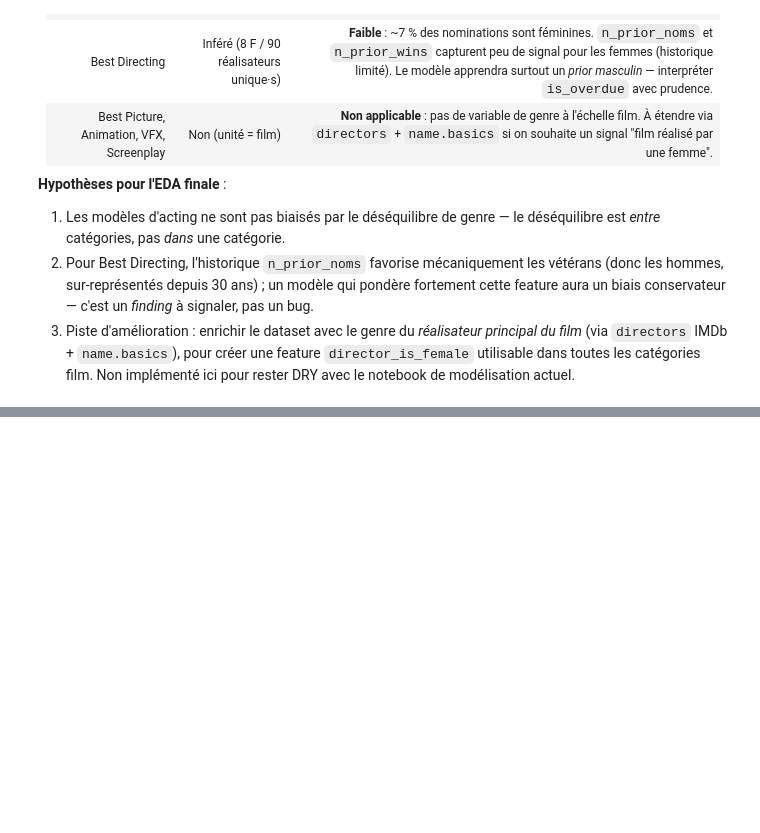
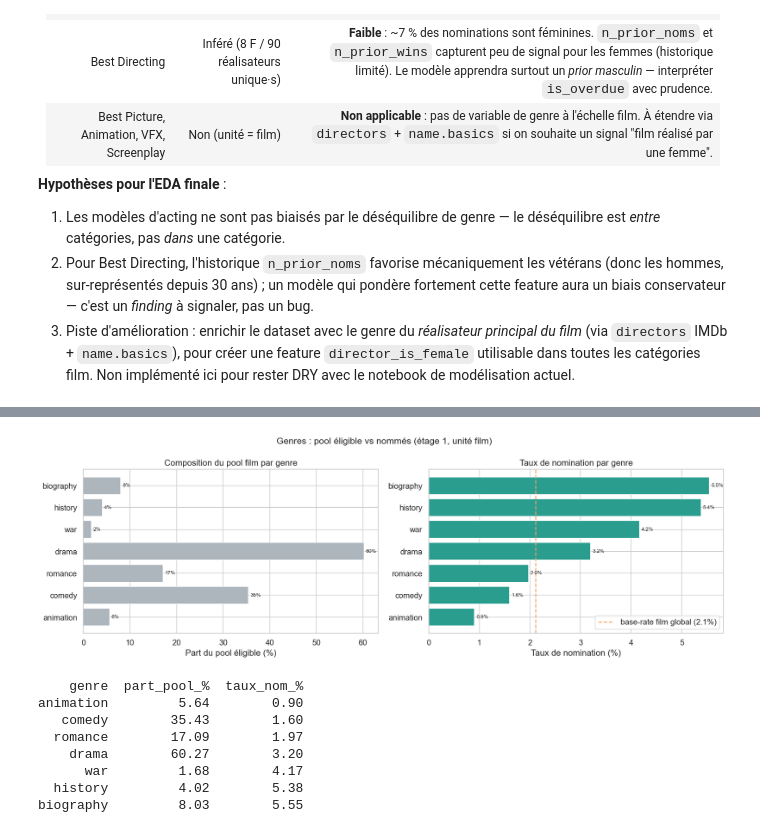
Before and after one commit to jbouniol/albert-ml-oscar-predictions, a Jupyter notebook: Notebooks/02_EDA_visualisation.ipynb, the cells around one changed output, grey strips where cells are left out. Cells and saved outputs as stored; diff of their text form; code cells hidden in the pictures; blank space fills up the shorter version.

```diff
--- a/Notebooks/02_EDA_visualisation.ipynb
+++ b/Notebooks/02_EDA_visualisation.ipynb
@@ -602,0 +774,41 @@ period
+# %%
+# Genres : part du pool éligible vs taux de nomination (unité = film)
+films = df_nom[df_nom.kind == 'film']
+genre_cols = ['is_drama', 'is_comedy', 'is_biography', 'is_animation',
+              'is_romance', 'is_war', 'is_history']
+base_film = films.nominated.mean() * 100
+
+g = (pd.DataFrame({
+        'genre': [c.replace('is_', '') for c in genre_cols],
+        'part_pool_%': [films[c].mean() * 100 for c in genre_cols],
+        'taux_nom_%': [films[films[c] == 1].nominated.mean() * 100 for c in genre_cols]})
+     .sort_values('taux_nom_%'))
+
+fig, axes = plt.subplots(1, 2, figsize=(15, 5))
+b0 = axes[0].barh(g.genre, g['part_pool_%'], color='#ADB5BD')
+axes[0].bar_label(b0, labels=[f'{v:.0f}%' for v in g['part_pool_%']], padding=3, fontsize=8)
+axes[0].set_xlabel('Part du pool éligible (%)')
+axes[0].set_title('Composition du pool film par genre')
+
+b1 = axes[1].barh(g.genre, g['taux_nom_%'], color='#2A9D8F')
+axes[1].bar_label(b1, labels=[f'{v:.1f}%' for v in g['taux_nom_%']], padding=3, fontsize=8)
+axes[1].axvline(base_film, color='#F4A261', ls='--', lw=1.5,
+                label=f'base-rate film global ({base_film:.1f}%)')
+axes[1].set_xlabel('Taux de nomination (%)')
+axes[1].set_title('Taux de nomination par genre')
+axes[1].legend(loc='lower right')
+plt.suptitle('Genres : pool éligible vs nommés (étage 1, unité film)', fontsize=14)
+plt.tight_layout()
+plt.show()
+
+print(g.round(2).to_string(index=False))
+# %% [output]
+[figure, added]
+    genre  part_pool_%  taux_nom_%
+animation         5.64        0.90
+   comedy        35.43        1.60
+  romance        17.09        1.97
+    drama        60.27        3.20
+      war         1.68        4.17
+  history         4.02        5.38
+biography         8.03        5.55
```
Also changed, not shown: parts of 14 cells of this notebook.
